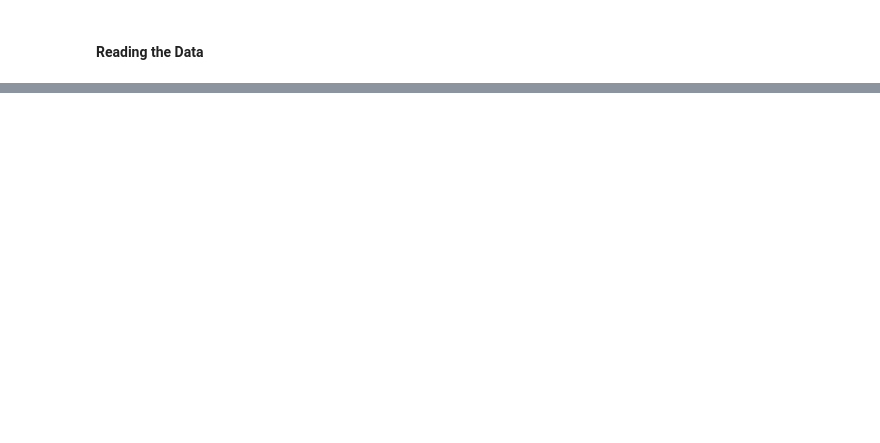
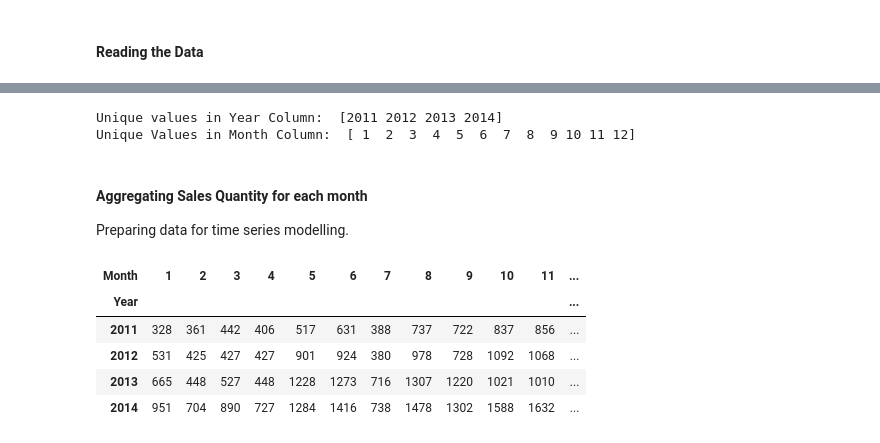
Before and after one commit to anish3565/Case_Studies, a Jupyter notebook: Time Series/SuperStore_Sales_Analysis.ipynb, the cells around one changed output, grey strips where cells are left out. Cells and saved outputs as stored; diff of their text form; code cells hidden in the pictures; blank space fills up the shorter version.

```diff
--- a/Time Series/SuperStore_Sales_Analysis.ipynb
+++ b/Time Series/SuperStore_Sales_Analysis.ipynb
@@ -28,0 +146,24 @@ Unable to fetch data!
+# %%
+# Checking unique values in Year and Month columns
+print("Unique values in Year Column: ", StoreSalesData['Year'].sort_values().unique())
+print("Unique Values in Month Column: ", StoreSalesData['Month'].sort_values().unique())
+# %% [output]
+Unique values in Year Column:  [2011 2012 2013 2014]
+Unique Values in Month Column:  [ 1  2  3  4  5  6  7  8  9 10 11 12]
+# %% [markdown]
+#### Aggregating Sales Quantity for each month
+
+Preparing data for time series modelling.
+# %%
+# Aggregating the sales quantity for each month for all categories
+pd.crosstab(columns=StoreSalesData['Month'],
+            index=StoreSalesData['Year'],
+            values=StoreSalesData['Quantity'],
+            aggfunc='sum')
+# %% [output]
+| Month | 1 | 2 | 3 | 4 | 5 | 6 | 7 | 8 | 9 | 10 | 11 | ... |
+| Year |  |  |  |  |  |  |  |  |  |  |  | ... |
+| 2011 | 328 | 361 | 442 | 406 | 517 | 631 | 388 | 737 | 722 | 837 | 856 | ... |
+| 2012 | 531 | 425 | 427 | 427 | 901 | 924 | 380 | 978 | 728 | 1092 | 1068 | ... |
+| 2013 | 665 | 448 | 527 | 448 | 1228 | 1273 | 716 | 1307 | 1220 | 1021 | 1010 | ... |
+| 2014 | 951 | 704 | 890 | 727 | 1284 | 1416 | 738 | 1478 | 1302 | 1588 | 1632 | ... |
```
Also changed, not shown: parts of 19 cells of this notebook.
